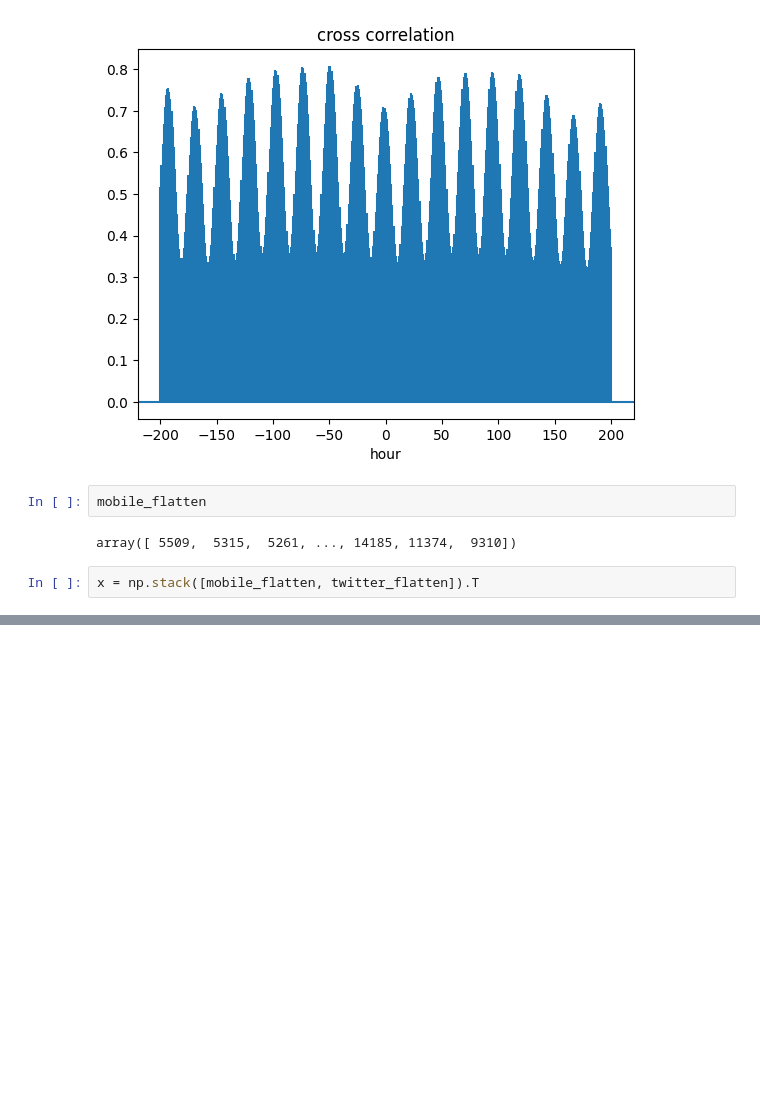
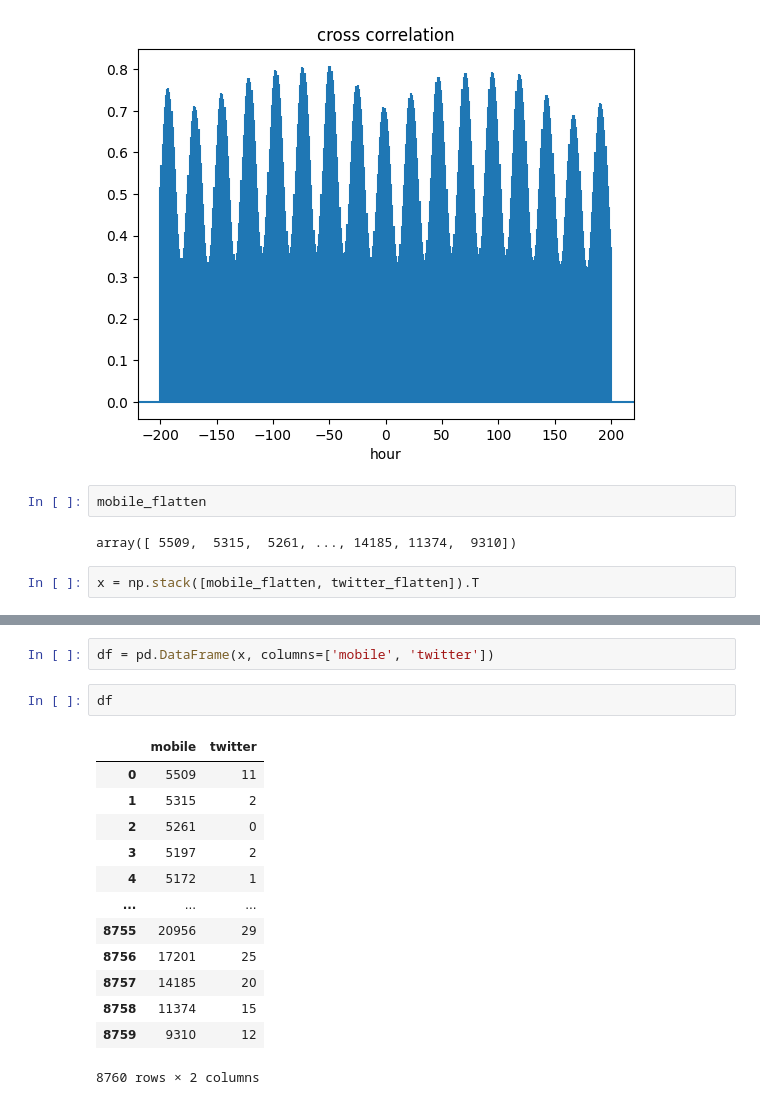
Before and after one commit to sy-zvjkqv/social_senser, a Jupyter notebook: notebooks/Tokyo/autocorrelation.ipynb, the cells around one changed output, grey strips where cells are left out. Cells and saved outputs as stored; diff of their text form; blank space fills up the shorter version.

```diff
--- a/notebooks/Tokyo/autocorrelation.ipynb
+++ b/notebooks/Tokyo/autocorrelation.ipynb
@@ -39,3 +49,21 @@ x = np.stack([mobile_flatten, twitter_flatten]).T
+# %%
+df = pd.DataFrame(x, columns=['mobile', 'twitter'])
+# %%
+df
+# %% [output]
+|  | mobile | twitter |
+| 0 | 5509 | 11 |
+| 1 | 5315 | 2 |
+| 2 | 5261 | 0 |
+| 3 | 5197 | 2 |
+| 4 | 5172 | 1 |
+| ... | ... | ... |
+| 8755 | 20956 | 29 |
+| 8756 | 17201 | 25 |
+| 8757 | 14185 | 20 |
+| 8758 | 11374 | 15 |
+| 8759 | 9310 | 12 |
+8760 rows × 2 columns
 # %%
 maxlags = 200
 # モデルのインスタンス生成
```
Also changed, not shown: parts of 4 cells of this notebook, 8 other files.
